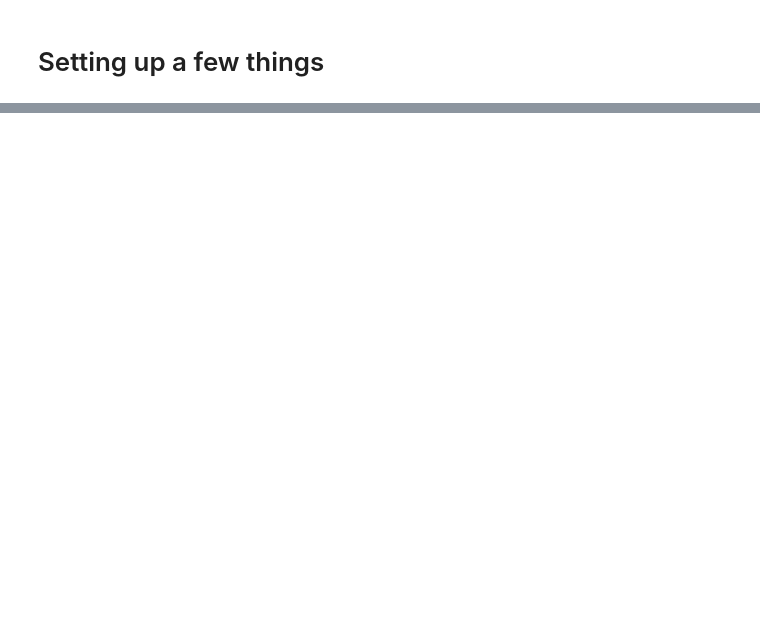
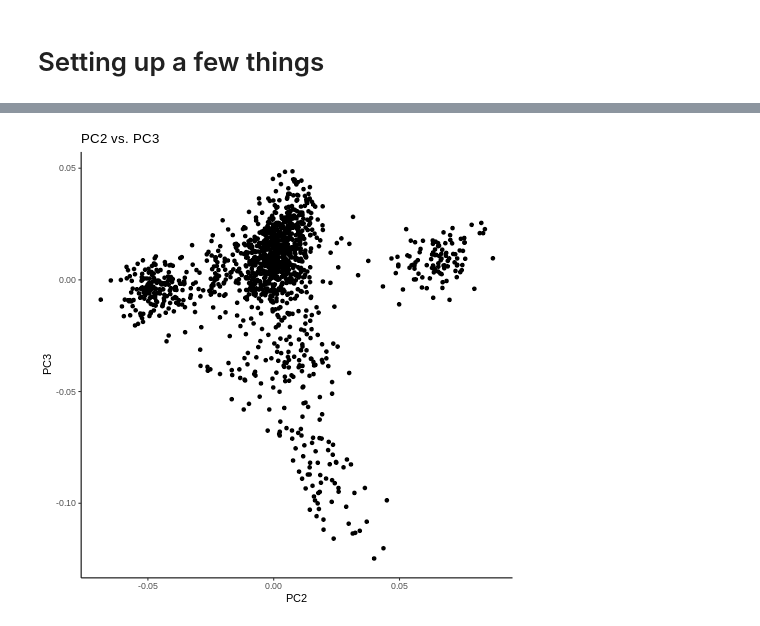
Before and after one commit to DCEG-workshops/statgen_workshop_tutorial, a Jupyter notebook: src/02_qc.ipynb, the cells around one changed output, grey strips where cells are left out. Cells and saved outputs as stored; diff of their text form; code cells hidden in the pictures; blank space fills up the shorter version.

```diff
--- a/src/02_qc.ipynb
+++ b/src/02_qc.ipynb
@@ -51,0 +471,8 @@ print(analysis_dir)
+# %%
+%%R
+pca %>% rename (PC2 = V4, PC3 = V5) %>%
+        ggplot(aes(x = PC2, y = PC3)) +
+        geom_point() +
+        labs(title = "PC2 vs. PC3") + theme_classic()
+# %% [output]
+[figure, added]
```
Also changed, not shown: parts of 52 cells of this notebook.
